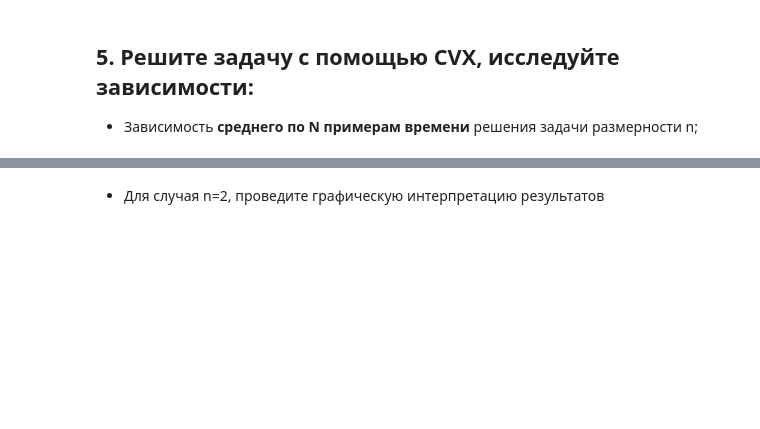
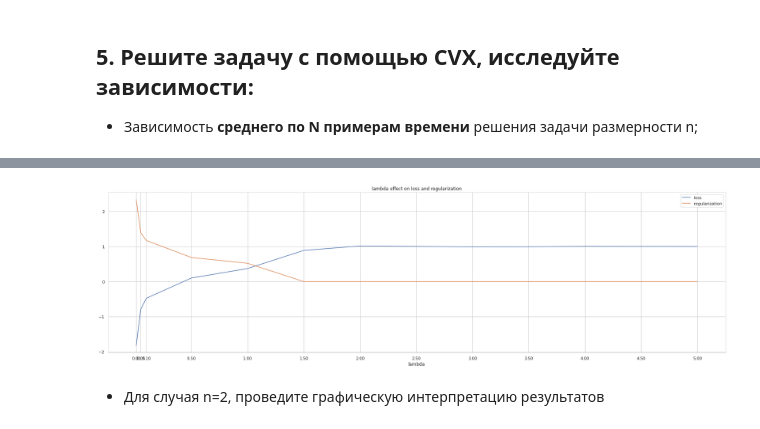
Before and after one commit to iamilyasedunov/convex_optimization_SVM, a Jupyter notebook: lab1_SMPR.ipynb, the cells around one changed output, grey strips where cells are left out. Saved outputs shown, nothing was run; the diff lists cells and outputs as text; code cells hidden in the pictures; blank space fills up the shorter version.

```diff
--- a/lab1_SMPR.ipynb
+++ b/lab1_SMPR.ipynb
@@ -186,0 +168,22 @@ plt.show()
+# %%
+lambda_grid = [0.01, 0.05, 0.1]+list(np.arange(0.5, 5.5, 0.5))
+
+loss_hist = []
+reg_hist = []
+
+N_samples=100
+n = 2
+X, y = gen_lin_separable_data(n=n, N=N_samples)
+
+# generate with lambdas in range [0.1, 5.0]
+for lambda_ in lambda_grid:
+    print(f'Processing lambda={lambda_}')
+    clf = SVM(lambda_=lambda_, max_iter=10000, verbose=False, solver=cvx.CVXOPT)
+    clf.fit(X, y)
+
+    w = clf.coef
+    bias = clf.bias
+    R = np.linalg.norm(w, 2)
+    loss = sum([np.max(1 - (y[i] * (X[i] * w + bias))) for i in range(N_samples)])/N_samples
+    loss_hist.append(loss)
+    reg_hist.append(R)
@@ -187,2 +204,13 @@ plt.show()
+# %%
+f, ax = plt.subplots(figsize=(30,8))
+plt.plot(lambda_grid, loss_hist)
+plt.plot(lambda_grid, reg_hist)
+plt.title(f"lambda effect on loss and regularization")
+plt.legend(['loss', 'regularization'])
+ax.set_xticks(lambda_grid)
+ax.set_xlabel('lambda')
+plt.show()
+# %% [output]
+[figure, added]
 # %% [markdown]
 - Для случая n=2, проведите графическую интерпретацию результатов
```
Also changed, not shown: parts of 23 cells of this notebook.
